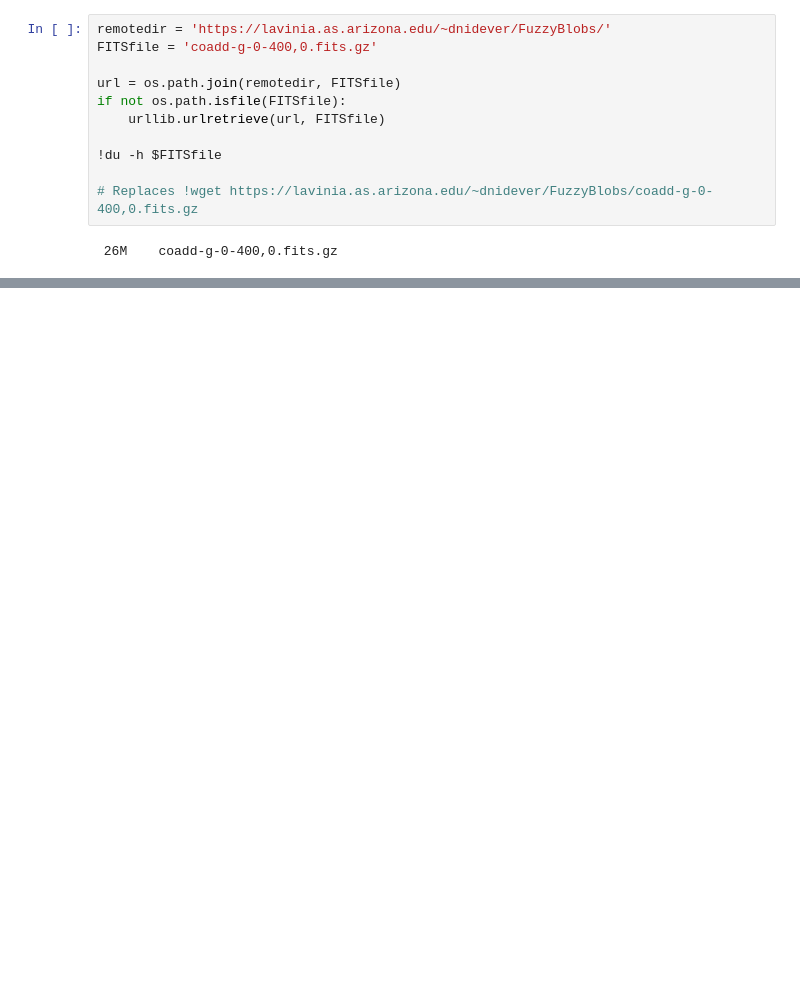
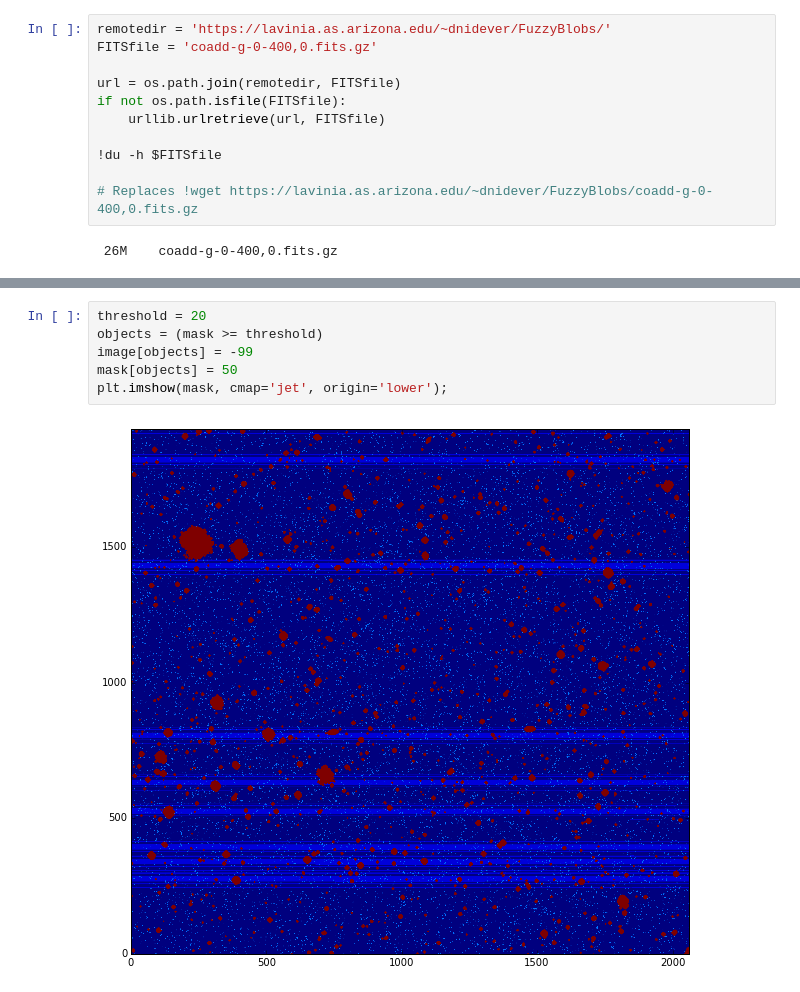
Before and after one commit to drphilmarshall/FuzzyBlobs, a Jupyter notebook: demo.ipynb, the cells around one changed output, grey strips where cells are left out. Drawn from its saved outputs; the diff is of its cells as text; blank space fills up the shorter version.

```diff
--- a/demo.ipynb
+++ b/demo.ipynb
@@ -31,0 +65,8 @@ TypeError: float() argument must be a string or a number
+# %%
+threshold = 20
+objects = (mask >= threshold)
+image[objects] = -99
+mask[objects] = 50
+plt.imshow(mask, cmap='jet', origin='lower');
+# %% [output]
+[figure, added]
```
Also changed, not shown: parts of 14 cells of this notebook, 1 other file.
